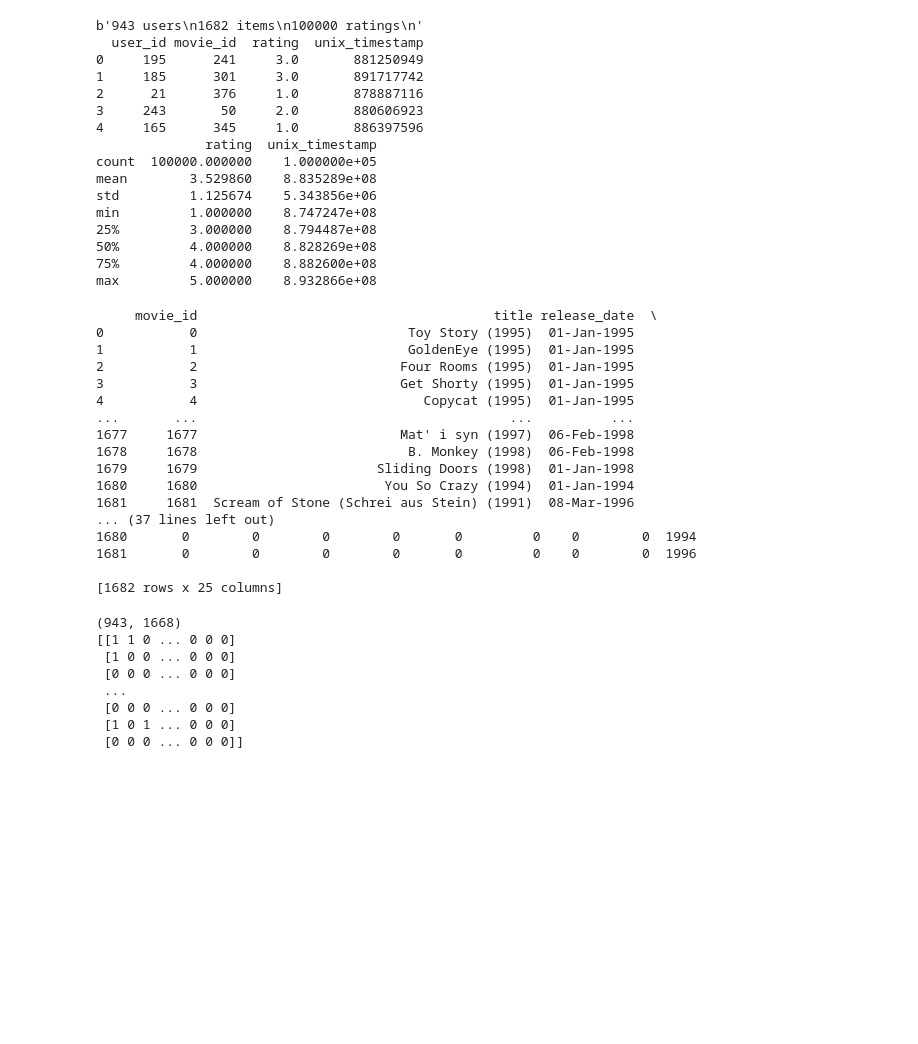
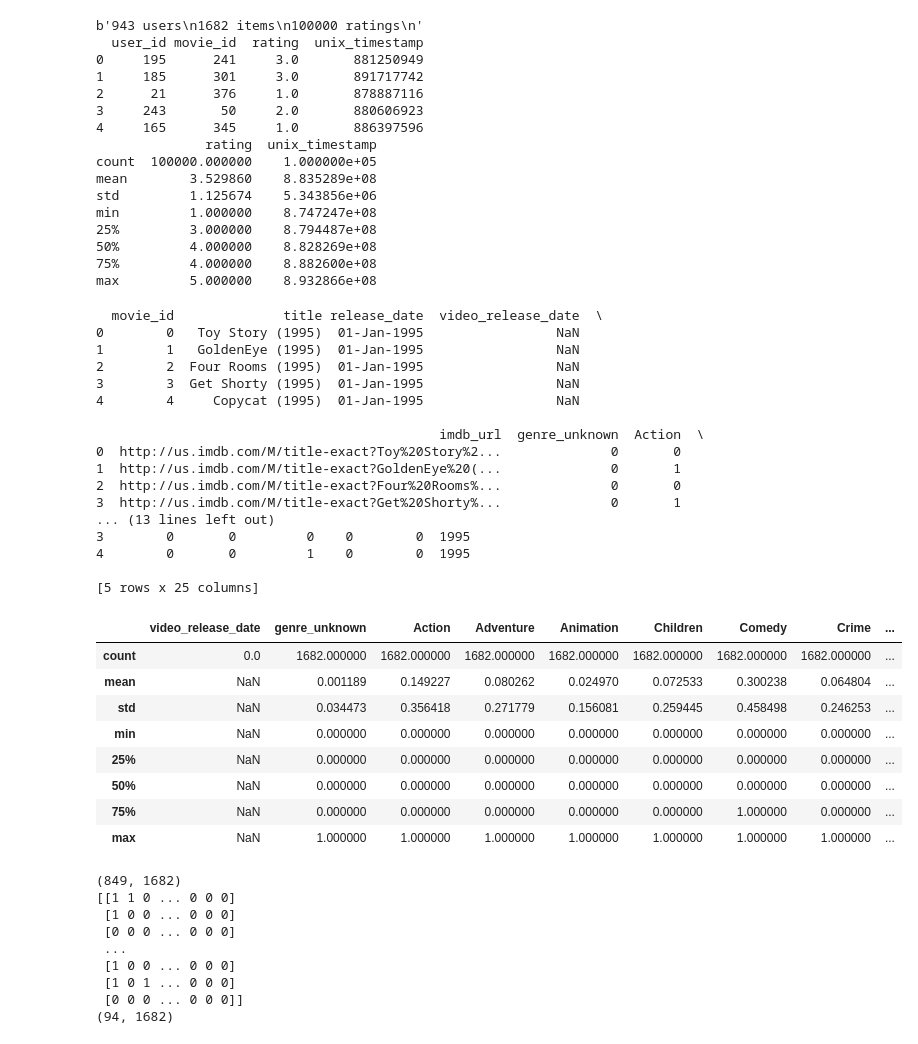
Before and after one commit to mattreu/ml_tests, a Jupyter notebook: recommendations/rbm_analytics.ipynb, the cells around one changed output. Drawn from its saved outputs; the diff is of its cells as text; code cells hidden in the pictures; blank space fills up the shorter version.

```diff
--- a/recommendations/rbm_analytics.ipynb
+++ b/recommendations/rbm_analytics.ipynb
@@ -28,43 +32,55 @@ min         1.000000    8.747247e+08
 max         5.000000    8.932866e+08
 # %%
 movies = provider.get_movies()
-print(movies)
+print(movies.head())
+movies.describe()
 # %% [output]
-     movie_id                                      title release_date  \
-0           0                           Toy Story (1995)  01-Jan-1995
-1           1                           GoldenEye (1995)  01-Jan-1995
-2           2                          Four Rooms (1995)  01-Jan-1995
-3           3                          Get Shorty (1995)  01-Jan-1995
-4           4                             Copycat (1995)  01-Jan-1995
-...       ...                                        ...          ...
-1677     1677                          Mat' i syn (1997)  06-Feb-1998
-1678     1678                           B. Monkey (1998)  06-Feb-1998
-1679     1679                       Sliding Doors (1998)  01-Jan-1998
-1680     1680                        You So Crazy (1994)  01-Jan-1994
-1681     1681  Scream of Stone (Schrei aus Stein) (1991)  08-Mar-1996
-... (37 lines left out)
-1680       0        0        0        0       0         0    0        0  1994
-1681       0        0        0        0       0         0    0        0  1996
+  movie_id              title release_date  video_release_date  \
+0        0   Toy Story (1995)  01-Jan-1995                 NaN
+1        1   GoldenEye (1995)  01-Jan-1995                 NaN
+2        2  Four Rooms (1995)  01-Jan-1995                 NaN
+3        3  Get Shorty (1995)  01-Jan-1995                 NaN
+4        4     Copycat (1995)  01-Jan-1995                 NaN
 
-[1682 rows x 25 columns]
+                                            imdb_url  genre_unknown  Action  \
+0  http://us.imdb.com/M/title-exact?Toy%20Story%2...              0       0
+1  http://us.imdb.com/M/title-exact?GoldenEye%20(...              0       1
+2  http://us.imdb.com/M/title-exact?Four%20Rooms%...              0       0
+3  http://us.imdb.com/M/title-exact?Get%20Shorty%...              0       1
+... (13 lines left out)
+3        0       0         0    0        0  1995
+4        0       0         1    0        0  1995
+
+[5 rows x 25 columns]
+|  | video_release_date | genre_unknown | Action | Adventure | Animation | Children | Comedy | Crime | ... |
+| count | 0.0 | 1682.000000 | 1682.000000 | 1682.000000 | 1682.000000 | 1682.000000 | 1682.000000 | 1682.000000 | ... |
+| mean | NaN | 0.001189 | 0.149227 | 0.080262 | 0.024970 | 0.072533 | 0.300238 | 0.064804 | ... |
+| std | NaN | 0.034473 | 0.356418 | 0.271779 | 0.156081 | 0.259445 | 0.458498 | 0.246253 | ... |
+| min | NaN | 0.000000 | 0.000000 | 0.000000 | 0.000000 | 0.000000 | 0.000000 | 0.000000 | ... |
+| 25% | NaN | 0.000000 | 0.000000 | 0.000000 | 0.000000 | 0.000000 | 0.000000 | 0.000000 | ... |
+| 50% | NaN | 0.000000 | 0.000000 | 0.000000 | 0.000000 | 0.000000 | 0.000000 | 0.000000 | ... |
+| 75% | NaN | 0.000000 | 0.000000 | 0.000000 | 0.000000 | 0.000000 | 1.000000 | 0.000000 | ... |
+| max | NaN | 1.000000 | 1.000000 | 1.000000 | 1.000000 | 1.000000 | 1.000000 | 1.000000 | ... |
 # %%
-training_data_df, test_data_df = provider.split_dataframe(ratings, random_seed=42)
-training_data_df = training_data_df.pivot_table(index='user_id', columns='movie_id', values='rating', fill_value=0)
-test_data_df = test_data_df.pivot_table(index='user_id', columns='movie_id', values='rating', fill_value=0)
+ratings_sparse = ratings.pivot_table(index='user_id', columns='movie_id', values='rating', fill_value=0)
+training_data_df, test_data_df = provider.split_dataframe(ratings_sparse, random_seed=42)
 # Change data to 0 or 1 values
 training_data_df = training_data_df.applymap(lambda x: 0 if x < 3 else 1)
 test_data_df = test_data_df.applymap(lambda x: 0 if x < 3 else 1)
 training_data = training_data_df.to_numpy()
 test_data = test_data_df.to_numpy()
+
 print(training_data.shape)
 print(training_data)
+print(test_data.shape)
 # %% [output]
-(943, 1668)
+(849, 1682)
 [[1 1 0 ... 0 0 0]
  [1 0 0 ... 0 0 0]
  [0 0 0 ... 0 0 0]
  ...
- [0 0 0 ... 0 0 0]
+ [1 0 0 ... 0 0 0]
  [1 0 1 ... 0 0 0]
  [0 0 0 ... 0 0 0]]
+(94, 1682)
 # %%
```
Also changed, not shown: parts of 9 cells of this notebook.
